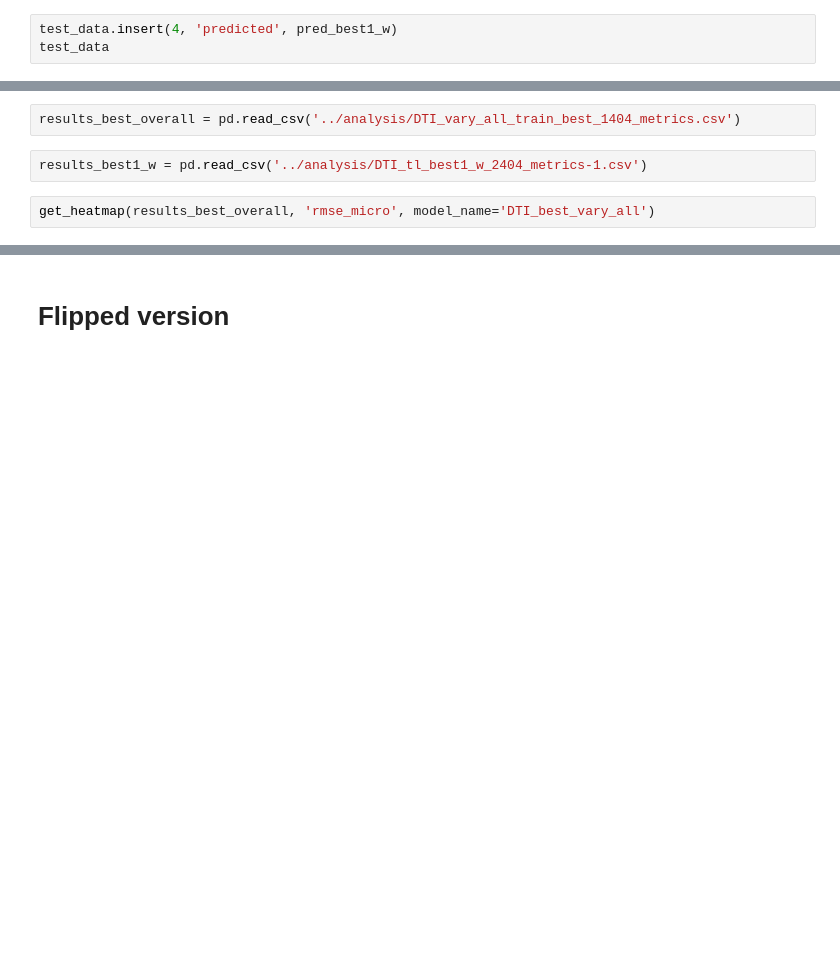
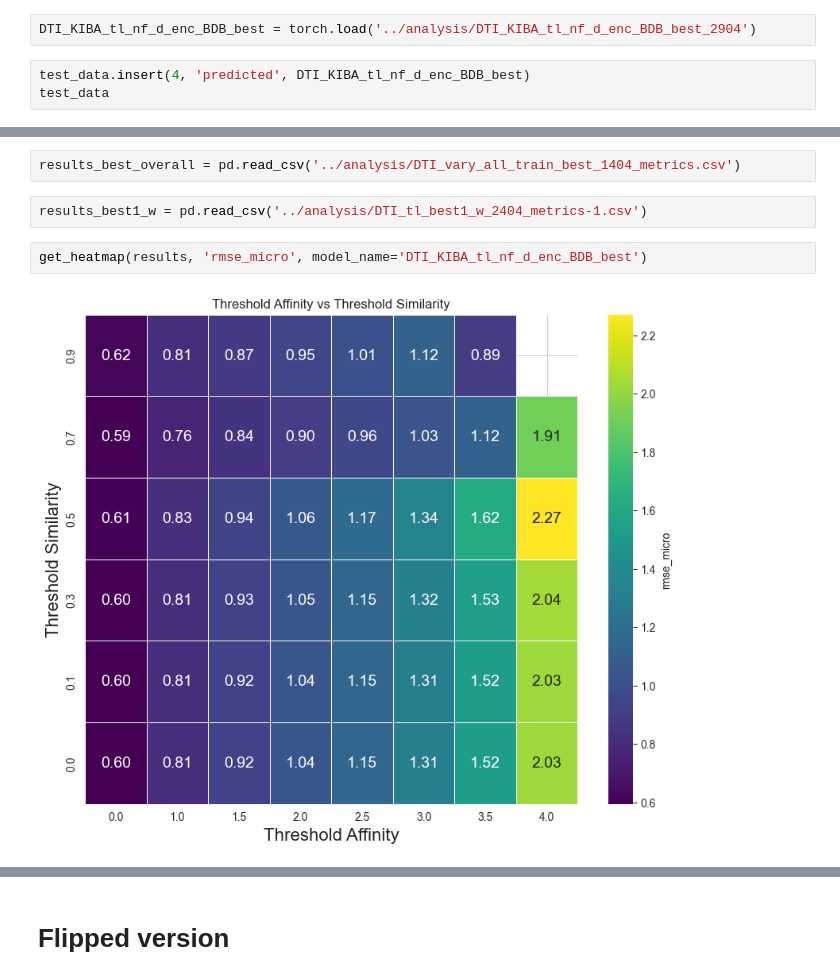
Before and after one commit to reginaib/AC-DTI, a Jupyter notebook: scripts/ds_kiba_postprocess.ipynb, the cells around one changed output, grey strips where cells are left out. Saved outputs shown, nothing was run; the diff lists cells and outputs as text; blank space fills up the shorter version.

```diff
--- a/scripts/ds_kiba_postprocess.ipynb
+++ b/scripts/ds_kiba_postprocess.ipynb
@@ -39,3 +29,5 @@ pred_best10_w = torch.load('../analysis/DTI_tl_best10_w')
+# %%
+DTI_KIBA_tl_nf_d_enc_BDB_best = torch.load('../analysis/DTI_KIBA_tl_nf_d_enc_BDB_best_2904')
 # %%
-test_data.insert(4, 'predicted', pred_best1_w)
+test_data.insert(4, 'predicted', DTI_KIBA_tl_nf_d_enc_BDB_best)
 test_data
@@ -63,5 +103,7 @@ results_best_overall = pd.read_csv('../analysis/DTI_vary_all_train_best_1404_met
 # %%
 results_best1_w = pd.read_csv('../analysis/DTI_tl_best1_w_2404_metrics-1.csv')
 # %%
-get_heatmap(results_best_overall, 'rmse_micro', model_name='DTI_best_vary_all')
+get_heatmap(results, 'rmse_micro', model_name='DTI_KIBA_tl_nf_d_enc_BDB_best')
+# %% [output]
+[figure, added]
 # %%
```
Also changed, not shown: parts of 11 cells of this notebook, 1 other file.
